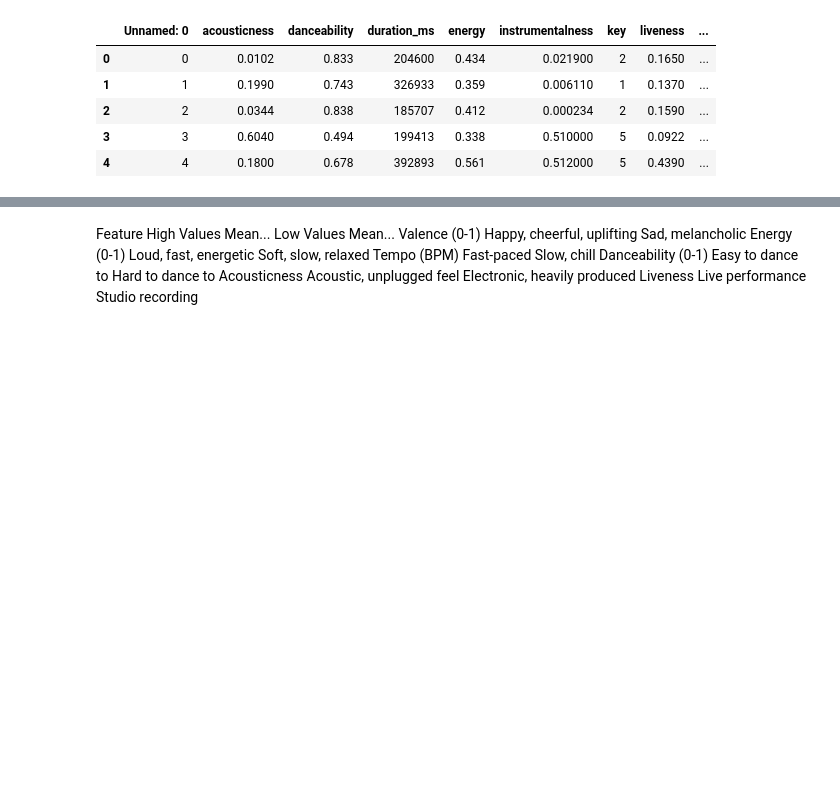
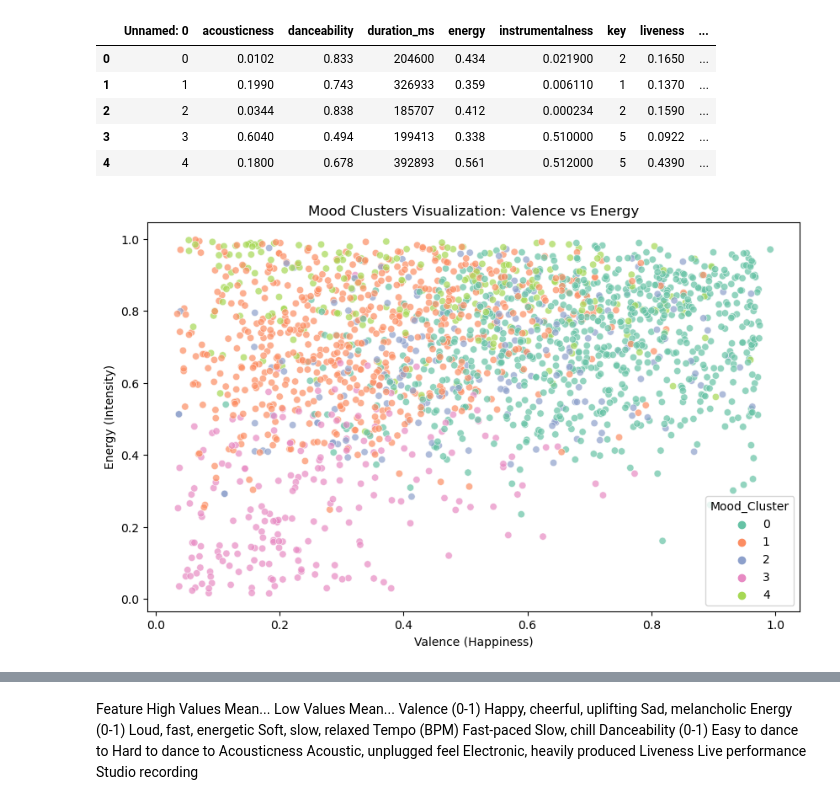
Before and after one commit to hannahdallas/captstone, a Jupyter notebook: notebook.ipynb, the cells around one changed output, grey strips where cells are left out. Drawn from its saved outputs; the diff is of its cells as text; code cells hidden in the pictures; blank space fills up the shorter version.

```diff
--- a/notebook.ipynb
+++ b/notebook.ipynb
@@ -130,3 +149,12 @@ df.head()
 | 2 | 2 | 0.0344 | 0.838 | 185707 | 0.412 | 0.000234 | 2 | 0.1590 | ... |
 | 3 | 3 | 0.6040 | 0.494 | 199413 | 0.338 | 0.510000 | 5 | 0.0922 | ... |
 | 4 | 4 | 0.1800 | 0.678 | 392893 | 0.561 | 0.512000 | 5 | 0.4390 | ... |
+# %%
+plt.figure(figsize=(10, 6))
+sns.scatterplot(x=df["valence"], y=df["energy"], hue=df["Mood_Cluster"], palette="Set2", alpha=0.7)
+plt.title("Mood Clusters Visualization: Valence vs Energy")
+plt.xlabel("Valence (Happiness)")
+plt.ylabel("Energy (Intensity)")
+plt.show()
+# %% [output]
+[figure, added]
```
Also changed, not shown: parts of 41 cells of this notebook.
